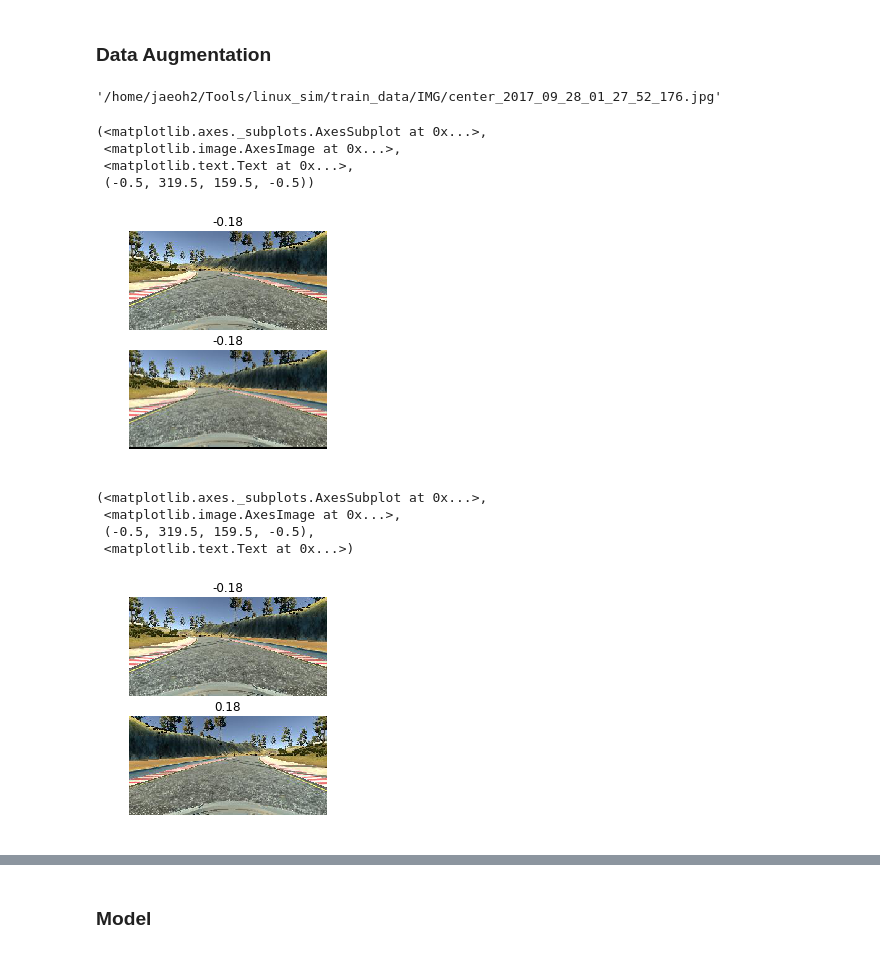
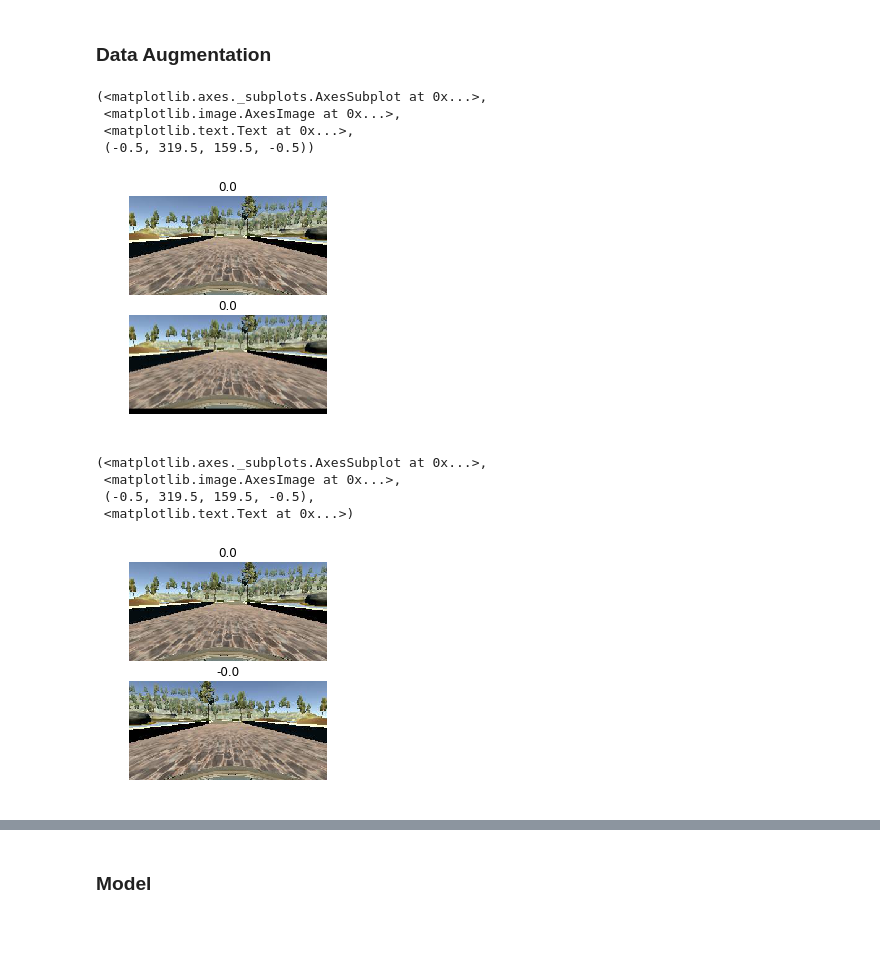
Before and after one commit to jaeoh2/self-driving-car-nd, a Jupyter notebook: CarND-Behavioral-Cloning-P3/Behavioral-Cloning.ipynb, the cells around one changed output, grey strips where cells are left out. Drawn from its saved outputs; the diff is of its cells as text; code cells hidden in the pictures.

```diff
--- a/CarND-Behavioral-Cloning-P3/Behavioral-Cloning.ipynb
+++ b/CarND-Behavioral-Cloning-P3/Behavioral-Cloning.ipynb
@@ -8,9 +9,15 @@ import pandas as pd
 # %% [markdown]
 ### Dataset
 # %%
-Folder_path = "/home/jaeoh2/Tools/linux_sim/train_data/"
+#Folder_path = "./dataset/behavioral-cloning/train_data/"
+Folder_path = "./dataset/behavioral-cloning/sample_data/"
 Img_path = Folder_path + "IMG/"
-df = pd.read_csv(Folder_path + "driving_log.csv", names=['center', 'left', 'right', 'steer', 'gas', 'brake', 'speed'])
+#df = pd.read_csv(Folder_path + "driving_log.csv", names=['center', 'left', 'right', 'steer', 'gas', 'brake', 'speed'])
+df = pd.read_csv(Folder_path + "driving_log.csv")
+# %%
+df['left'] = df['left'].str.replace(' IMG/','./dataset/behavioral-cloning/sample_data/IMG/')
+df['right'] = df['right'].str.replace(' IMG/','./dataset/behavioral-cloning/sample_data/IMG/')
+df['center'] = df['center'].str.replace('IMG/','./dataset/behavioral-cloning/sample_data/IMG/')
 # %%
 df
 # %% [output]
@@ -61,23 +81,20 @@ def random_translate(X, steer, intensity=1):
     X = warp(X,translate_matrix)
     steer = steer
     return X, steer
-# %%
-df.center[0]
-# %% [output]
-'/home/jaeoh2/Tools/linux_sim/train_data/IMG/center_2017_09_28_01_27_52_176.jpg'
 # %%
 #test
-test_img = plt.imread(df.center[0])
-test_str = float(df.steer[0])
+ran_idx = random.randint(0, num_examples)
+test_img = plt.imread(df.center[ran_idx])
+test_str = float(df.steering[ran_idx])
 test_rt_img, test_rt_str = random_translate(test_img, test_str)
 plt.subplot(2,1,1), plt.imshow(test_img), plt.title(round(test_str,2)), plt.axis('off')
 plt.subplot(2,1,2), plt.imshow(test_rt_img), plt.title(round(test_rt_str,2)), plt.axis('off')
 # %% [output]
 (<matplotlib.axes._subplots.AxesSubplot at 0x...>,
  <matplotlib.image.AxesImage at 0x...>,
  <matplotlib.text.Text at 0x...>,
  (-0.5, 319.5, 159.5, -0.5))
-[figure, old version]
+[figure, new version]
 # %%
 def image_flip(X, steer):
     img_fliped = np.fliplr(X)
@@ -93,4 +110,4 @@ plt.subplot(2,1,2), plt.imshow(test_fl_img), plt.axis('off'), plt.title(round(te
  <matplotlib.image.AxesImage at 0x...>,
  (-0.5, 319.5, 159.5, -0.5),
  <matplotlib.text.Text at 0x...>)
-[figure, old version]
+[figure, new version]
```
Also changed, not shown: parts of 20 cells of this notebook.
